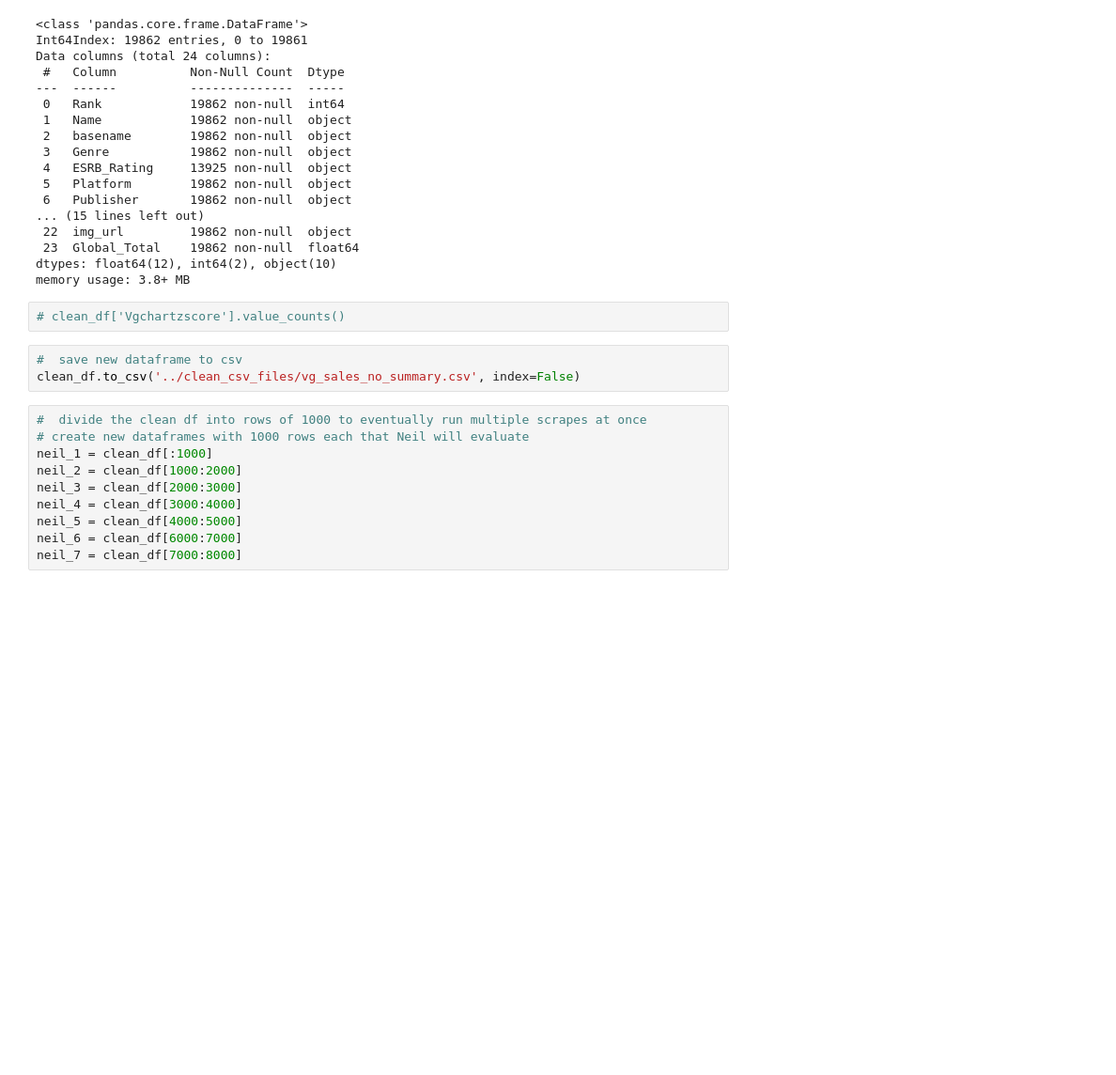
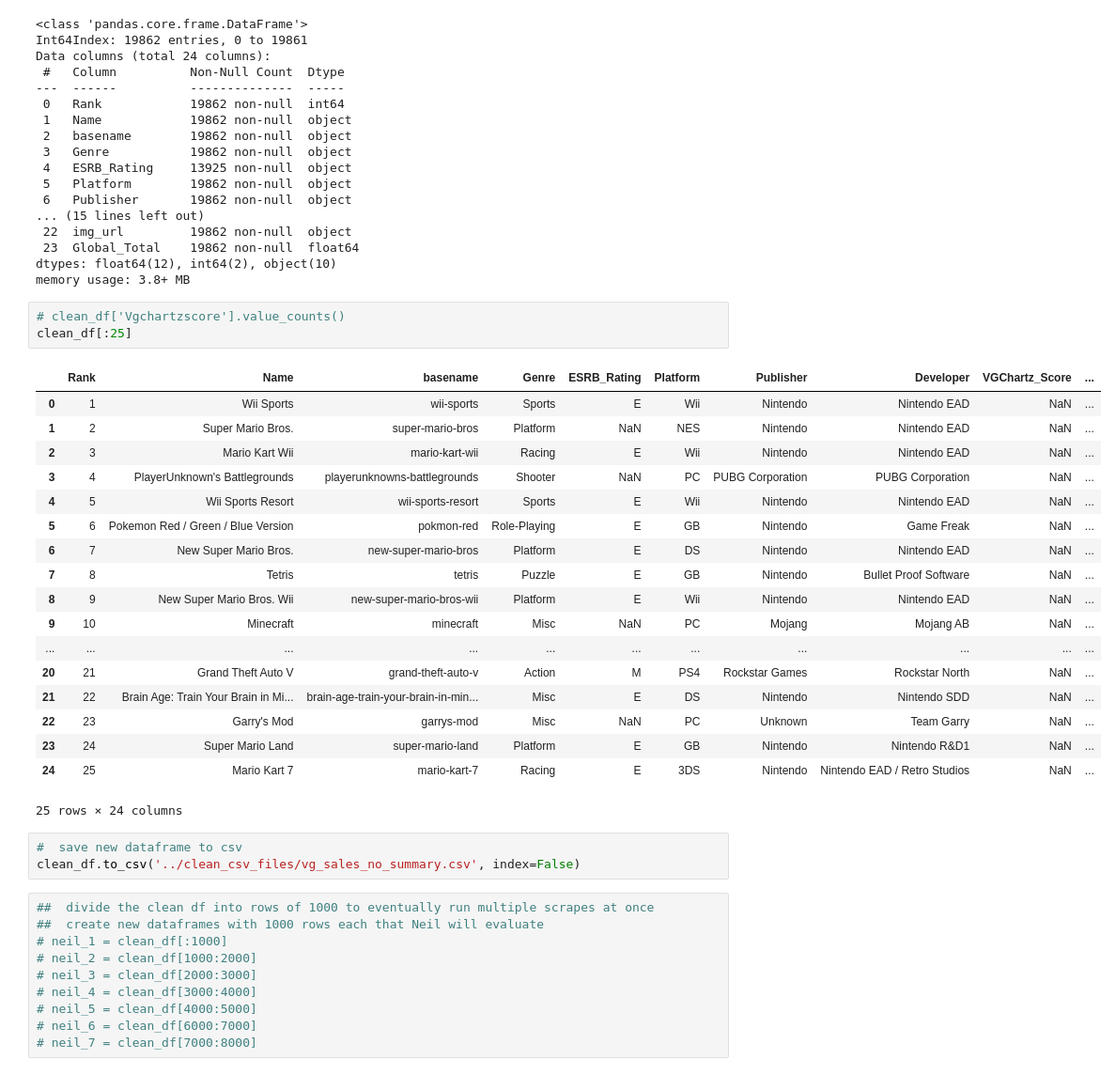
Before and after one commit to nrdmraju/Games-for-days, a Jupyter notebook: jupyter-lab/vg_sales_clean.ipynb, the cells around one changed output. Shown: that part at 94% size. Saved outputs shown, nothing was run; the diff lists cells and outputs as text; blank space fills up the shorter version.

```diff
--- a/jupyter-lab/vg_sales_clean.ipynb
+++ b/jupyter-lab/vg_sales_clean.ipynb
@@ -111,17 +111,37 @@ dtypes: float64(12), int64(2), object(10)
 memory usage: 3.8+ MB
 # %%
 # clean_df['Vgchartzscore'].value_counts()
+clean_df[:25]
+# %% [output]
+|  | Rank | Name | basename | Genre | ESRB_Rating | Platform | Publisher | Developer | VGChartz_Score | ... |
+| 0 | 1 | Wii Sports | wii-sports | Sports | E | Wii | Nintendo | Nintendo EAD | NaN | ... |
+| 1 | 2 | Super Mario Bros. | super-mario-bros | Platform | NaN | NES | Nintendo | Nintendo EAD | NaN | ... |
+| 2 | 3 | Mario Kart Wii | mario-kart-wii | Racing | E | Wii | Nintendo | Nintendo EAD | NaN | ... |
+| 3 | 4 | PlayerUnknown's Battlegrounds | playerunknowns-battlegrounds | Shooter | NaN | PC | PUBG Corporation | PUBG Corporation | NaN | ... |
+| 4 | 5 | Wii Sports Resort | wii-sports-resort | Sports | E | Wii | Nintendo | Nintendo EAD | NaN | ... |
+| 5 | 6 | Pokemon Red / Green / Blue Version | pokmon-red | Role-Playing | E | GB | Nintendo | Game Freak | NaN | ... |
+| 6 | 7 | New Super Mario Bros. | new-super-mario-bros | Platform | E | DS | Nintendo | Nintendo EAD | NaN | ... |
+| 7 | 8 | Tetris | tetris | Puzzle | E | GB | Nintendo | Bullet Proof Software | NaN | ... |
+| 8 | 9 | New Super Mario Bros. Wii | new-super-mario-bros-wii | Platform | E | Wii | Nintendo | Nintendo EAD | NaN | ... |
+| 9 | 10 | Minecraft | minecraft | Misc | NaN | PC | Mojang | Mojang AB | NaN | ... |
+| ... | ... | ... | ... | ... | ... | ... | ... | ... | ... | ... |
+| 20 | 21 | Grand Theft Auto V | grand-theft-auto-v | Action | M | PS4 | Rockstar Games | Rockstar North | NaN | ... |
+| 21 | 22 | Brain Age: Train Your Brain in Mi... | brain-age-train-your-brain-in-min... | Misc | E | DS | Nintendo | Nintendo SDD | NaN | ... |
+| 22 | 23 | Garry's Mod | garrys-mod | Misc | NaN | PC | Unknown | Team Garry | NaN | ... |
+| 23 | 24 | Super Mario Land | super-mario-land | Platform | E | GB | Nintendo | Nintendo R&D1 | NaN | ... |
+| 24 | 25 | Mario Kart 7 | mario-kart-7 | Racing | E | 3DS | Nintendo | Nintendo EAD / Retro Studios | NaN | ... |
+25 rows × 24 columns
 # %%
 #  save new dataframe to csv
 clean_df.to_csv('../clean_csv_files/vg_sales_no_summary.csv', index=False)
 # %%
-#  divide the clean df into rows of 1000 to eventually run multiple scrapes at once
-# create new dataframes with 1000 rows each that Neil will evaluate
-neil_1 = clean_df[:1000]
-neil_2 = clean_df[1000:2000]
-neil_3 = clean_df[2000:3000]
-neil_4 = clean_df[3000:4000]
-neil_5 = clean_df[4000:5000]
-neil_6 = clean_df[6000:7000]
-neil_7 = clean_df[7000:8000]
+##  divide the clean df into rows of 1000 to eventually run multiple scrapes at once
+##  create new dataframes with 1000 rows each that Neil will evaluate
+# neil_1 = clean_df[:1000]
+# neil_2 = clean_df[1000:2000]
+# neil_3 = clean_df[2000:3000]
+# neil_4 = clean_df[3000:4000]
+# neil_5 = clean_df[4000:5000]
+# neil_6 = clean_df[6000:7000]
+# neil_7 = clean_df[7000:8000]
 # %%
```
Also changed, not shown: parts of 6 cells of this notebook, 1 other file.
